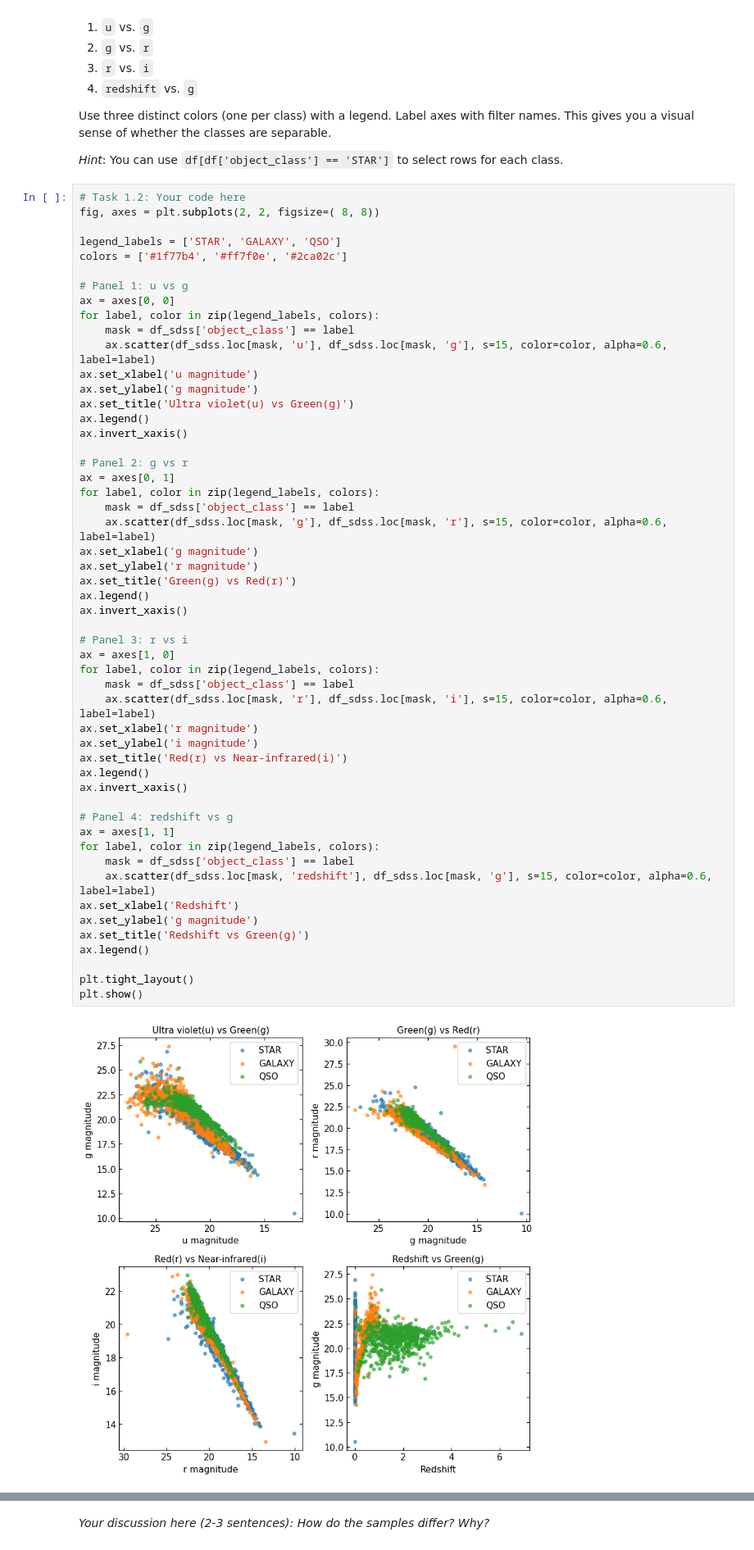
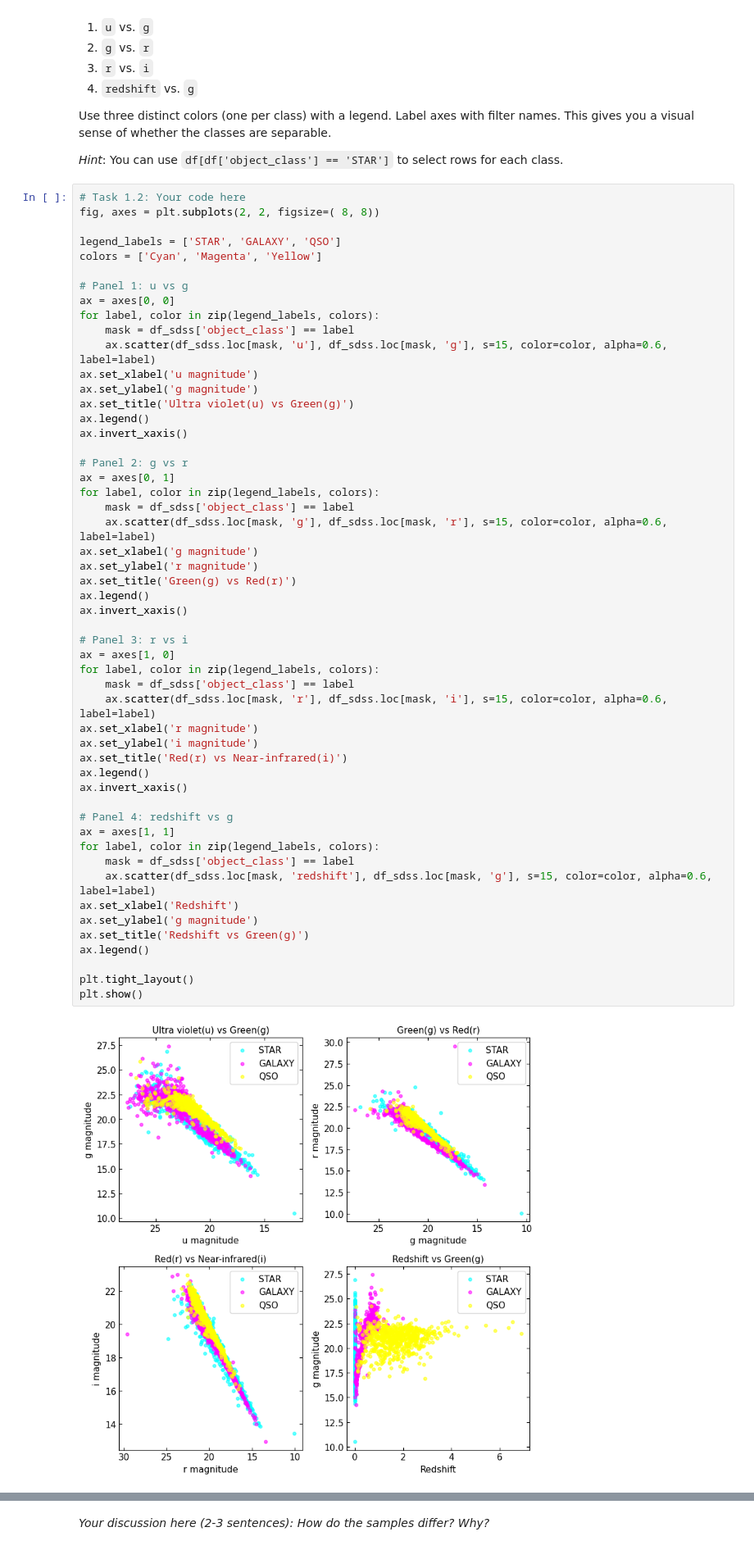
Before and after one commit to owenabbata/PHY386, a Jupyter notebook: 2026/HW/OwenAbbata/HW6.ipynb, the cells around one changed output, grey strips where cells are left out. Shown at 82% size. Saved outputs shown, nothing was run; the diff lists cells and outputs as text.

```diff
--- a/2026/HW/OwenAbbata/HW6.ipynb
+++ b/2026/HW/OwenAbbata/HW6.ipynb
@@ -731,7 +731,7 @@ Use three distinct colors (one per class) with a legend. Label axes with filter
 fig, axes = plt.subplots(2, 2, figsize=( 8, 8))
 
 legend_labels = ['STAR', 'GALAXY', 'QSO']
-colors = ['#1f77b4', '#ff7f0e', '#2ca02c']
+colors = ['Cyan', 'Magenta', 'Yellow']
 
 # Panel 1: u vs g
 ax = axes[0, 0]
@@ -752,34 +752,34 @@ for label, color in zip(legend_labels, colors):
 ax.set_xlabel('g magnitude')
 ax.set_ylabel('r magnitude')
 ax.set_title('Green(g) vs Red(r)')
 ax.legend()
 ax.invert_xaxis()
 
 # Panel 3: r vs i
 ax = axes[1, 0]
 for label, color in zip(legend_labels, colors):
     mask = df_sdss['object_class'] == label
     ax.scatter(df_sdss.loc[mask, 'r'], df_sdss.loc[mask, 'i'], s=15, color=color, alpha=0.6, label=label)
 ax.set_xlabel('r magnitude')
 ax.set_ylabel('i magnitude')
 ax.set_title('Red(r) vs Near-infrared(i)')
 ax.legend()
 ax.invert_xaxis()
 
 # Panel 4: redshift vs g
 ax = axes[1, 1]
 for label, color in zip(legend_labels, colors):
     mask = df_sdss['object_class'] == label
     ax.scatter(df_sdss.loc[mask, 'redshift'], df_sdss.loc[mask, 'g'], s=15, color=color, alpha=0.6, label=label)
 ax.set_xlabel('Redshift')
 ax.set_ylabel('g magnitude')
 ax.set_title('Redshift vs Green(g)')
 ax.legend()
 
 plt.tight_layout()
 plt.show()
 # %% [output]
-[figure, old version]
+[figure, new version]
 # %% [markdown]
 ---
 
```
Also changed, not shown: parts of 12 cells of this notebook.
